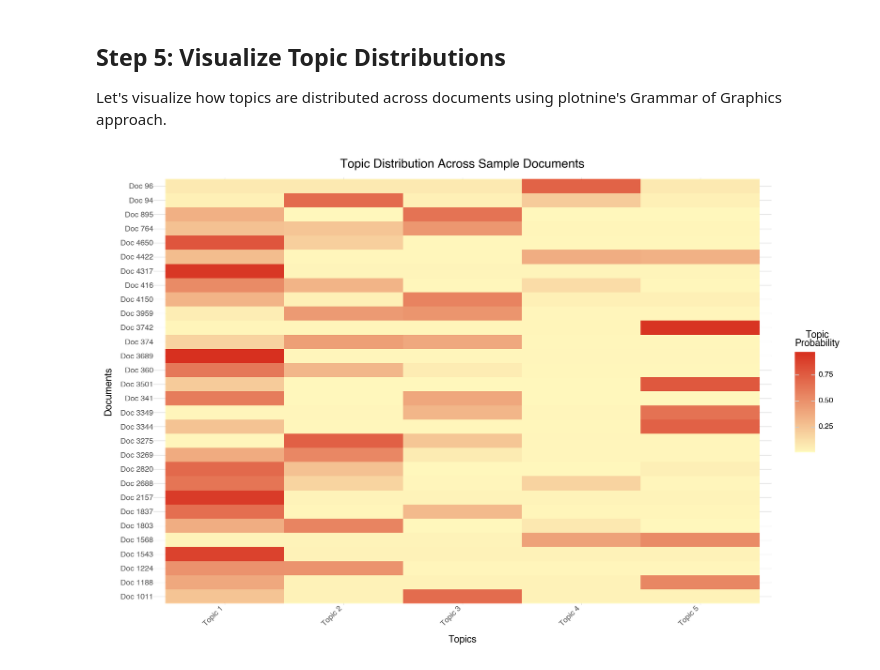
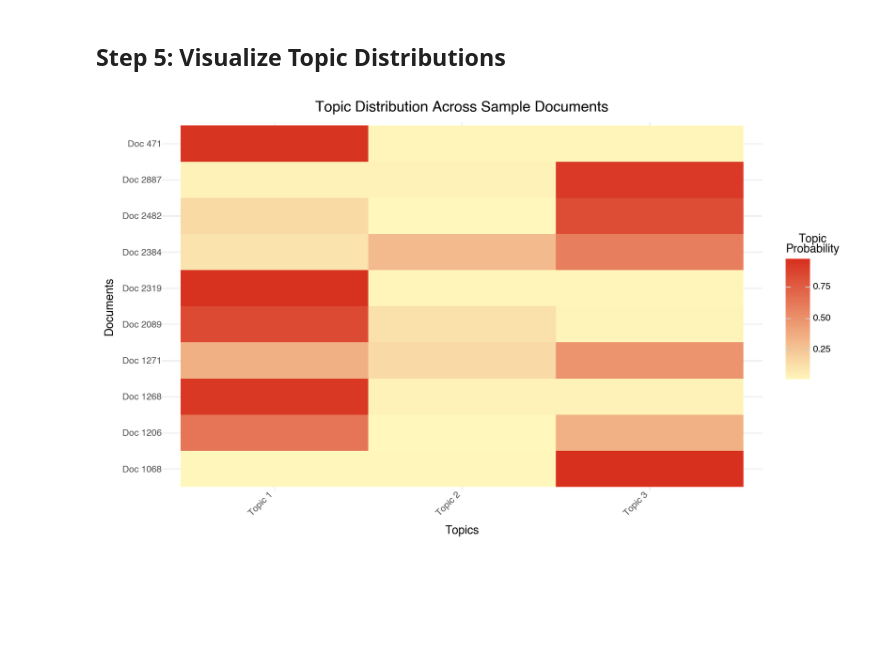
Before and after one commit to tracyreuter/NLP-topic-modeling, a Jupyter notebook: topic_modeling_demo.ipynb, the cells around one changed output. Drawn from its saved outputs; the diff is of its cells as text; code cells hidden in the pictures; blank space fills up the shorter version.

Commit message:
make demo more concise, using 3 topics

```diff
--- a/topic_modeling_demo.ipynb
+++ b/topic_modeling_demo.ipynb
@@ -91,11 +58,11 @@ Before building our model, we need to:
 # Create a CountVectorizer to convert documents into a matrix of token counts
 # This is required for LDA, which expects count data (not TF-IDF)
 vectorizer = CountVectorizer(
-    max_df=0.95,          # Ignore terms that appear in >95% of documents
-    min_df=2,             # Ignore terms that appear in <2 documents
+    max_df=0.95,          # Ignore words with very high frequency (appear in > 95% of documents)
+    min_df=0.01,          # Ignore words with very low frequency (appear in < 1% documents)
     max_features=1000,    # Limit to top 1000 features
-    stop_words='english', # Remove common English stop words
-    lowercase=True        # Convert all text to lowercase
+    stop_words='english', # Remove English stop words
+    lowercase=True        # Lowercase text
 )
 
 # Transform documents into document-term matrix
@@ -104,7 +71,7 @@ doc_term_matrix = vectorizer.fit_transform(documents)
 # Extract feature names (vocabulary)
 feature_names = vectorizer.get_feature_names_out()
 
+# Check results
 print(f"Document-term matrix shape: {doc_term_matrix.shape}")
 print(f"Number of unique terms: {len(feature_names)}")
-print(f"\nSample terms: {list(feature_names[:20])}")
 # %% [output]
@@ -123,23 +82,24 @@ We'll specify the number of topics we want to discover (in this case, 5 to match
 # %%
-# Initialize LDA model
-n_topics = 5
+# Initialize LDA model, specifying the number of topics to discover (3, to match the 3 categories loaded)
+# LDA assumes that each document is a mixture of topics and each topic is a mixture of words.
+n_topics = 3
 
 lda_model = LatentDirichletAllocation(
     n_components=n_topics,      # Number of topics to extract
     max_iter=20,                # Maximum iterations for convergence
     learning_method='online',   # Use online variational Bayes
-    random_state=42,
-    batch_size=128,
+    random_state=42,            # Set random state for reproducibility
+    batch_size=128,             # Number of documents to use in each iteration
     evaluate_every=-1,          # Don't evaluate perplexity (faster training)
     n_jobs=-1                   # Use all available CPU cores
 )
 
-# Fit the model to our document-term matrix
+# Fit the model to the document-term matrix
 print("Training LDA model...")
 lda_output = lda_model.fit_transform(doc_term_matrix)
-print("Training complete!")
 
-print(f"\nLDA output shape: {lda_output.shape}")
+# Check results
+print(f"\nTraining complete! LDA output shape: {lda_output.shape}")
 print(f"Each document is now represented as a distribution over {n_topics} topics")
 # %% [output]
 Training LDA model...
@@ -209,42 +156,41 @@ image | file | graphics | jpeg | images | software | gif | files | ftp | use
 # %% [markdown]
 ## Step 5: Visualize Topic Distributions
-
-Let's visualize how topics are distributed across documents using plotnine's Grammar of Graphics approach.
 # %%
 # Create a heatmap showing topic distribution for a sample of documents
-n_docs_to_show = 30
+n_docs_to_show = 10
 sample_indices = np.random.choice(len(documents), n_docs_to_show, replace=False)
 
 # Prepare data for plotnine heatmap
 heatmap_data = pd.DataFrame(
     lda_output[sample_indices],
     columns=[f'Topic {i+1}' for i in range(n_topics)]
 )
 heatmap_data['Document'] = [f'Doc {i}' for i in sample_indices]
 heatmap_long = heatmap_data.melt(
     id_vars='Document',
     var_name='Topic',
     value_name='Probability'
 )
 
 # Create heatmap using geom_tile
-heatmap_plot = (
+plot = (
     ggplot(heatmap_long, aes(x='Topic', y='Document', fill='Probability'))
     + geom_tile()
     + scale_fill_gradient(low='#FFF7BC', high='#D7301F', name='Topic\nProbability')
     + labs(
         title='Topic Distribution Across Sample Documents',
         x='Topics',
         y='Documents'
     )
     + theme_minimal()
     + theme(
-        figure_size=(12, 8),
+        figure_size=(10, 6),
         axis_text_x=element_text(rotation=45, hjust=1),
         plot_title=element_text(size=14, weight='bold')
     )
 )
 
-display(heatmap_plot)
+# Display plot
+display(plot)
 # %% [output]
-[figure, old version]
+[figure, new version]
```
Also changed, not shown: parts of 16 cells of this notebook, 1 other file.
